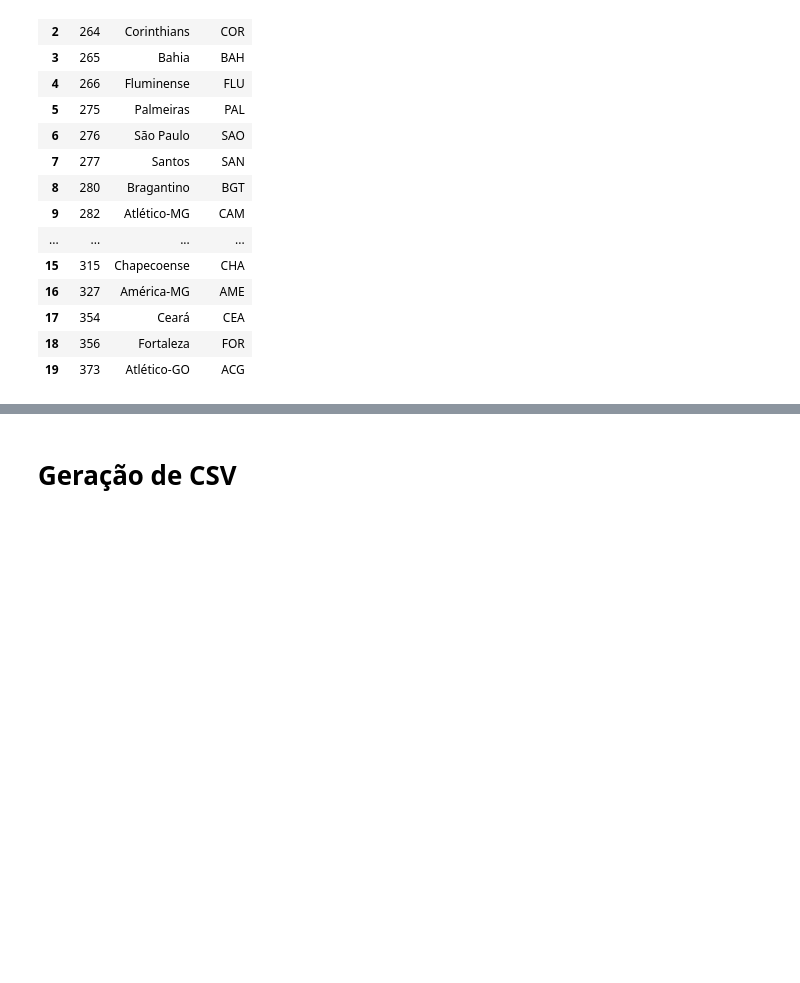
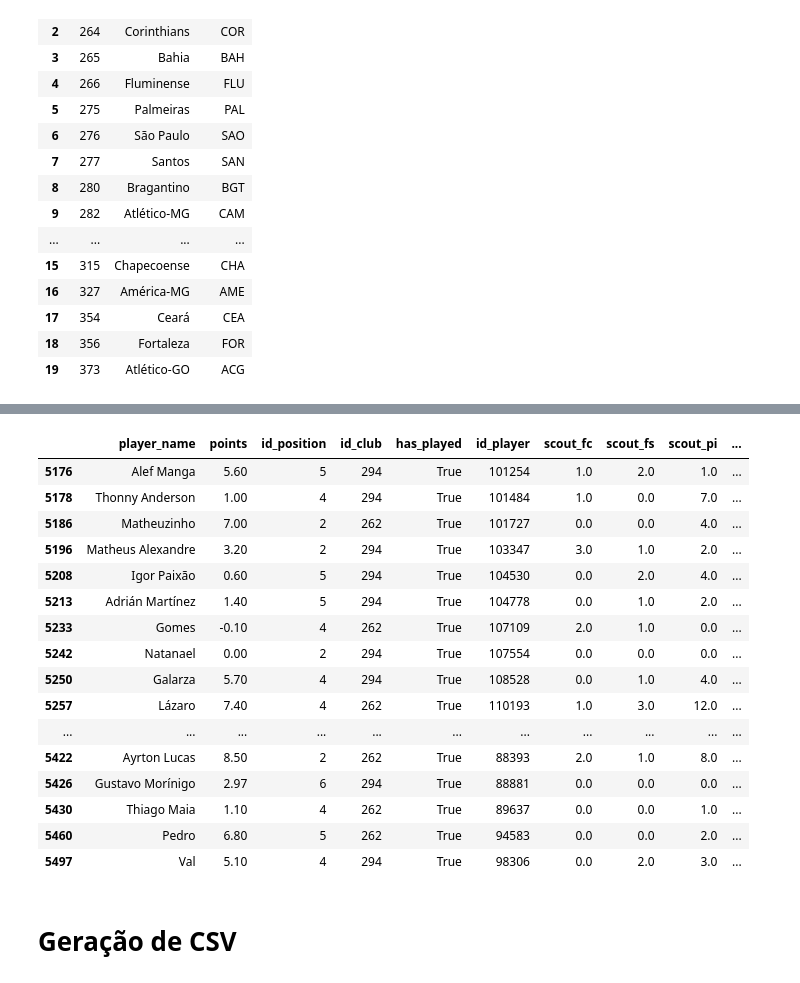
Before and after one commit to eleflow/estudo_cartola, a Jupyter notebook: notebooks/AnaliseDadosAposMerge-2022.ipynb, the cells around one changed output, grey strips where cells are left out. Cells and saved outputs as stored; diff of their text form; code cells hidden in the pictures; blank space fills up the shorter version.

```diff
--- a/notebooks/AnaliseDadosAposMerge-2022.ipynb
+++ b/notebooks/AnaliseDadosAposMerge-2022.ipynb
@@ -1731,3 +1810,23 @@ df_club
+# %%
+df_scouts[(df_scouts['round']==17) & (df_scouts['time_casa']=='Flamengo')]
+# %% [output]
+|  | player_name | points | id_position | id_club | has_played | id_player | scout_fc | scout_fs | scout_pi | ... |
+| 5176 | Alef Manga | 5.60 | 5 | 294 | True | 101254 | 1.0 | 2.0 | 1.0 | ... |
+| 5178 | Thonny Anderson | 1.00 | 4 | 294 | True | 101484 | 1.0 | 0.0 | 7.0 | ... |
+| 5186 | Matheuzinho | 7.00 | 2 | 262 | True | 101727 | 0.0 | 0.0 | 4.0 | ... |
+| 5196 | Matheus Alexandre | 3.20 | 2 | 294 | True | 103347 | 3.0 | 1.0 | 2.0 | ... |
+| 5208 | Igor Paixão | 0.60 | 5 | 294 | True | 104530 | 0.0 | 2.0 | 4.0 | ... |
+| 5213 | Adrián Martínez | 1.40 | 5 | 294 | True | 104778 | 0.0 | 1.0 | 2.0 | ... |
+| 5233 | Gomes | -0.10 | 4 | 262 | True | 107109 | 2.0 | 1.0 | 0.0 | ... |
+| 5242 | Natanael | 0.00 | 2 | 294 | True | 107554 | 0.0 | 0.0 | 0.0 | ... |
+| 5250 | Galarza | 5.70 | 4 | 294 | True | 108528 | 0.0 | 1.0 | 4.0 | ... |
+| 5257 | Lázaro | 7.40 | 4 | 262 | True | 110193 | 1.0 | 3.0 | 12.0 | ... |
+| ... | ... | ... | ... | ... | ... | ... | ... | ... | ... | ... |
+| 5422 | Ayrton Lucas | 8.50 | 2 | 262 | True | 88393 | 2.0 | 1.0 | 8.0 | ... |
+| 5426 | Gustavo Morínigo | 2.97 | 6 | 294 | True | 88881 | 0.0 | 0.0 | 0.0 | ... |
+| 5430 | Thiago Maia | 1.10 | 4 | 262 | True | 89637 | 0.0 | 0.0 | 1.0 | ... |
+| 5460 | Pedro | 6.80 | 5 | 262 | True | 94583 | 0.0 | 0.0 | 2.0 | ... |
+| 5497 | Val | 5.10 | 4 | 294 | True | 98306 | 0.0 | 2.0 | 3.0 | ... |
 # %% [markdown]
 # Geração de CSV
 # %%
```
Also changed, not shown: parts of 64 cells of this notebook, 2 other files.
